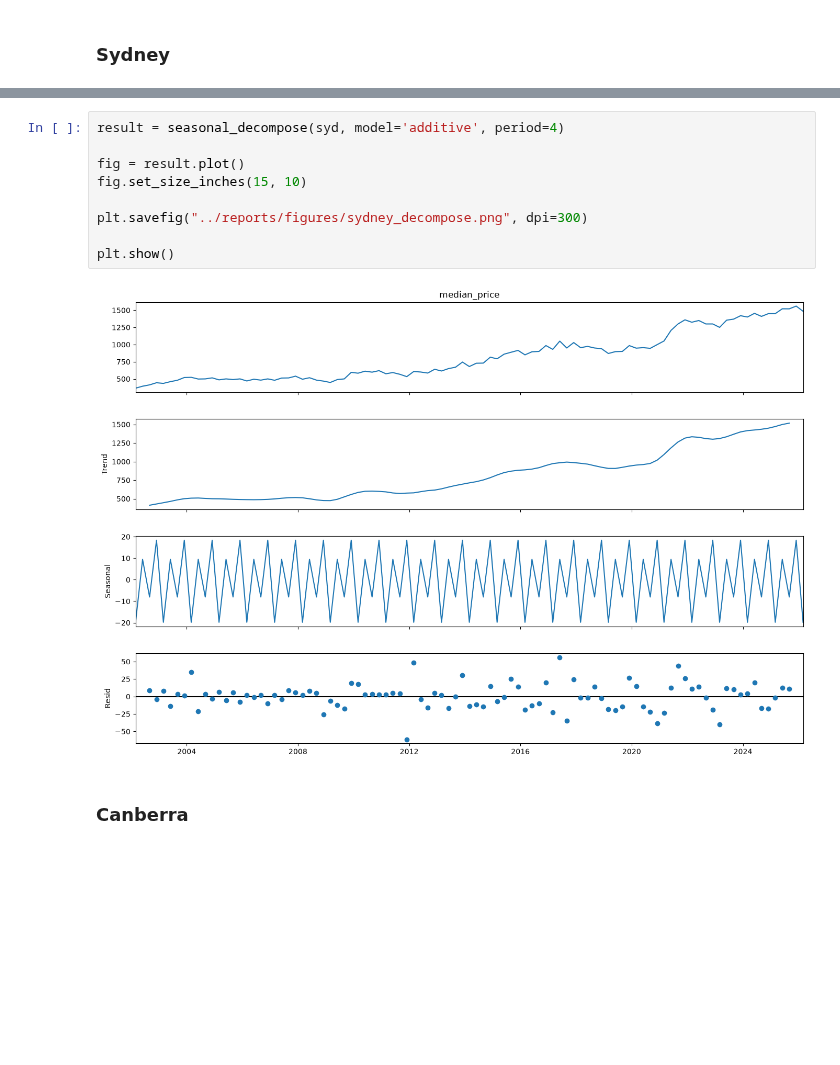
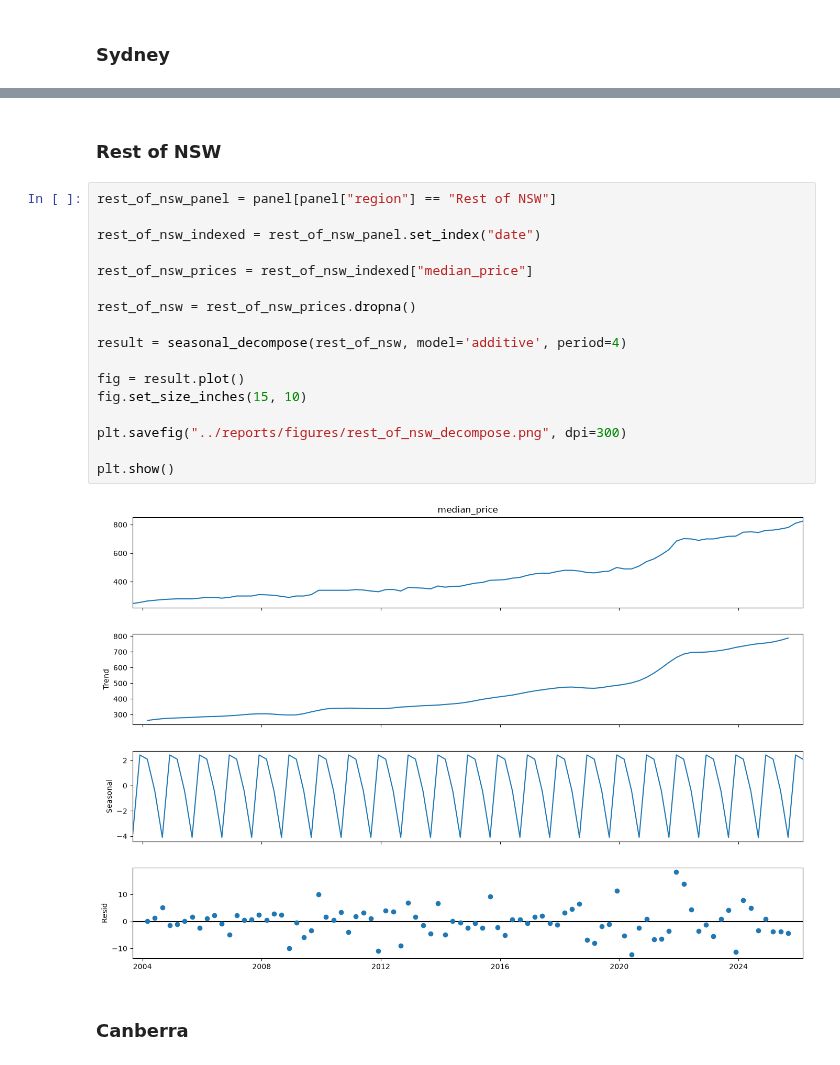
Before and after one commit to EddieYung2335/aus_housing_forecast, a Jupyter notebook: notebooks/01_eda.ipynb, the cells around one changed output, grey strips where cells are left out. Drawn from its saved outputs; the diff is of its cells as text; blank space fills up the shorter version.

```diff
--- a/notebooks/01_eda.ipynb
+++ b/notebooks/01_eda.ipynb
@@ -128,14 +181,24 @@ syd = syd_prices.dropna()
-# %%
-result = seasonal_decompose(syd, model='additive', period=4)
-
-fig = result.plot()
-fig.set_size_inches(15, 10)
-
-plt.savefig("../reports/figures/sydney_decompose.png", dpi=300)
-
-plt.show()
-# %% [output]
-[figure, removed]
+# %% [markdown]
+### Rest of NSW
+# %%
+rest_of_nsw_panel = panel[panel["region"] == "Rest of NSW"]
+
+rest_of_nsw_indexed = rest_of_nsw_panel.set_index("date")
+
+rest_of_nsw_prices = rest_of_nsw_indexed["median_price"]
+
+rest_of_nsw = rest_of_nsw_prices.dropna()
+
+result = seasonal_decompose(rest_of_nsw, model='additive', period=4)
+
+fig = result.plot()
+fig.set_size_inches(15, 10)
+
+plt.savefig("../reports/figures/rest_of_nsw_decompose.png", dpi=300)
+
+plt.show()
+# %% [output]
+[figure, added]
 # %% [markdown]
 ### Canberra
 # %%
```
Also changed, not shown: parts of 32 cells of this notebook, 11 other files.
